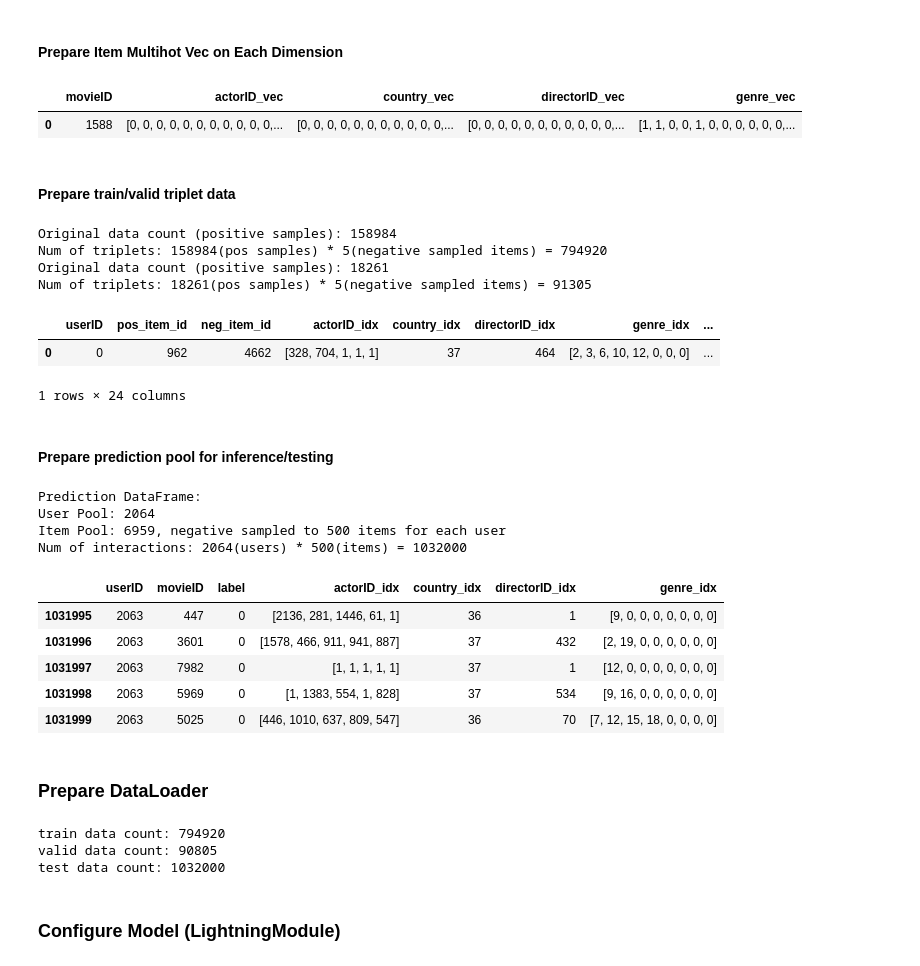
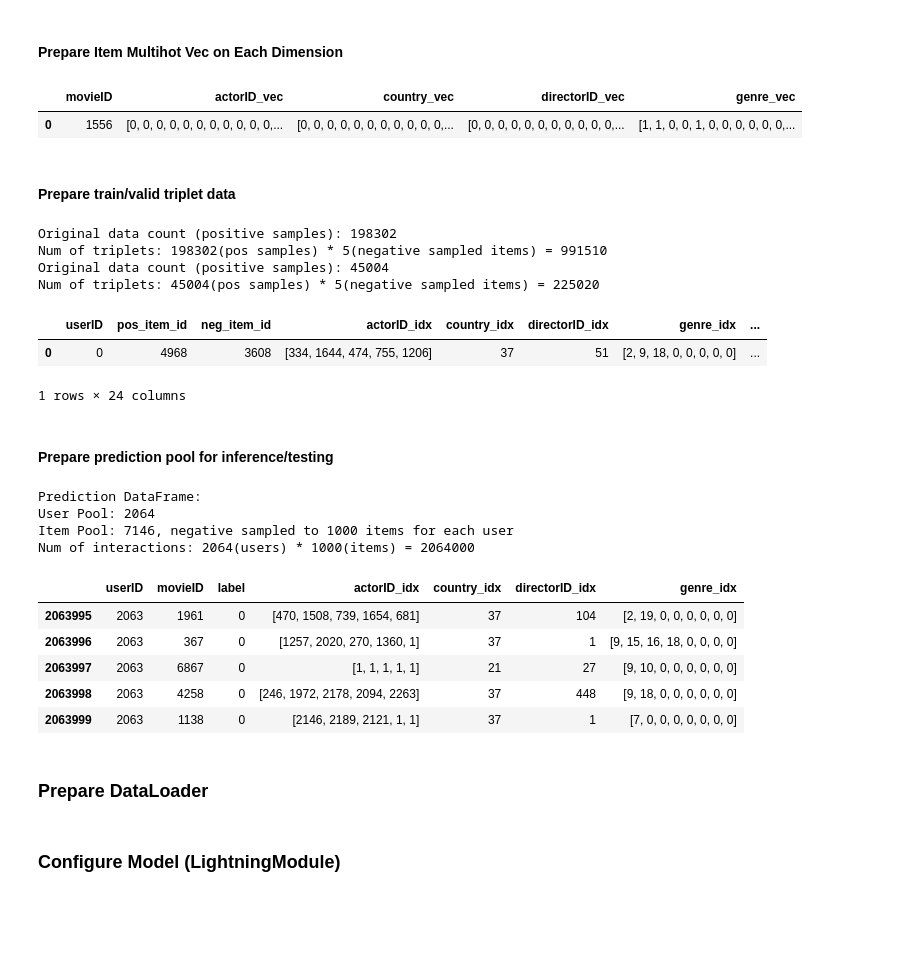
Before and after one commit to jeffery5bai/DPRecSys, a Jupyter notebook: experiments/rerank_exp.ipynb, the cells around one changed output. Saved outputs shown, nothing was run; the diff lists cells and outputs as text; code cells hidden in the pictures; blank space fills up the shorter version.

```diff
--- a/experiments/rerank_exp.ipynb
+++ b/experiments/rerank_exp.ipynb
@@ -33,6 +33,7 @@ torch set to use deterministic algorithms
 interaction_df = data_preprocessor.load_and_process_df(
     file_dir=MOVIELENS_DATA_DIR,
     year_range=(2006, 2008),
+    rating_threshold=3.5,
 )
 interaction_df.head()
 # %% [output]
@@ -88,9 +89,9 @@ done!
 train_df, valid_df, test_df = experiment_data_preprocessor.stratified_time_split(
     interaction_info_df,
     time_col="timestamp",
-    train_ratio=0.75,
-    val_ratio=0.1,
-    test_ratio=0.15,
+    train_ratio=0.64,
+    val_ratio=0.16,
+    test_ratio=0.20,
 )
 
 TRAIN_NUM_USERS = len(train_df["userID"].unique())
@@ -185,7 +186,7 @@ item_vec_df = evaluator.get_item_feature_multihot_vec(encoded_train_df, feature_
 item_vec_df.head(1)
 # %% [output]
 |  | movieID | actorID_vec | country_vec | directorID_vec | genre_vec |
-| 0 | 1588 | [0, 0, 0, 0, 0, 0, 0, 0, 0, 0, 0,... | [0, 0, 0, 0, 0, 0, 0, 0, 0, 0, 0,... | [0, 0, 0, 0, 0, 0, 0, 0, 0, 0, 0,... | [1, 1, 0, 0, 1, 0, 0, 0, 0, 0, 0,... |
+| 0 | 1556 | [0, 0, 0, 0, 0, 0, 0, 0, 0, 0, 0,... | [0, 0, 0, 0, 0, 0, 0, 0, 0, 0, 0,... | [0, 0, 0, 0, 0, 0, 0, 0, 0, 0, 0,... | [1, 1, 0, 0, 1, 0, 0, 0, 0, 0, 0,... |
 # %% [markdown]
 #### Prepare train/valid triplet data
 # %%
@@ -199,30 +200,30 @@ valid_triplet_with_dps_df = valid_triplet_df.merge(user_dps_df, on="userID", how
 valid_triplet_with_dps_df = valid_triplet_with_dps_df.merge(item_vec_df, left_on="pos_item_id", right_on="movieID", how="inner")
 valid_triplet_with_dps_df.head(1)
 # %% [output]
-Original data count (positive samples): 158984
-Num of triplets: 158984(pos samples) * 5(negative sampled items) = 794920
-Original data count (positive samples): 18261
-Num of triplets: 18261(pos samples) * 5(negative sampled items) = 91305
+Original data count (positive samples): 198302
+Num of triplets: 198302(pos samples) * 5(negative sampled items) = 991510
+Original data count (positive samples): 45004
+Num of triplets: 45004(pos samples) * 5(negative sampled items) = 225020
 |  | userID | pos_item_id | neg_item_id | actorID_idx | country_idx | directorID_idx | genre_idx | ... |
-| 0 | 0 | 962 | 4662 | [328, 704, 1, 1, 1] | 37 | 464 | [2, 3, 6, 10, 12, 0, 0, 0] | ... |
+| 0 | 0 | 4968 | 3608 | [334, 1644, 474, 755, 1206] | 37 | 51 | [2, 9, 18, 0, 0, 0, 0, 0] | ... |
 1 rows × 24 columns
 # %% [markdown]
 #### Prepare prediction pool for inference/testing
 # %%
 # NOTE: Prepare prediction pool to evaluate the model
-prediction_pool_df = experiment_data_preprocessor.prepare_prediction_df(encoded_test_df, K=500)
+prediction_pool_df = experiment_data_preprocessor.prepare_prediction_df(encoded_test_df, K=1000)
 prediction_pool_df.tail()
 # %% [output]
 Prediction DataFrame:
 User Pool: 2064
-Item Pool: 6959, negative sampled to 500 items for each user
-Num of interactions: 2064(users) * 500(items) = 1032000
+Item Pool: 7146, negative sampled to 1000 items for each user
+Num of interactions: 2064(users) * 1000(items) = 2064000
 |  | userID | movieID | label | actorID_idx | country_idx | directorID_idx | genre_idx |
-| 1031995 | 2063 | 447 | 0 | [2136, 281, 1446, 61, 1] | 36 | 1 | [9, 0, 0, 0, 0, 0, 0, 0] |
-| 1031996 | 2063 | 3601 | 0 | [1578, 466, 911, 941, 887] | 37 | 432 | [2, 19, 0, 0, 0, 0, 0, 0] |
-| 1031997 | 2063 | 7982 | 0 | [1, 1, 1, 1, 1] | 37 | 1 | [12, 0, 0, 0, 0, 0, 0, 0] |
-| 1031998 | 2063 | 5969 | 0 | [1, 1383, 554, 1, 828] | 37 | 534 | [9, 16, 0, 0, 0, 0, 0, 0] |
-| 1031999 | 2063 | 5025 | 0 | [446, 1010, 637, 809, 547] | 36 | 70 | [7, 12, 15, 18, 0, 0, 0, 0] |
+| 2063995 | 2063 | 1961 | 0 | [470, 1508, 739, 1654, 681] | 37 | 104 | [2, 19, 0, 0, 0, 0, 0, 0] |
+| 2063996 | 2063 | 367 | 0 | [1257, 2020, 270, 1360, 1] | 37 | 1 | [9, 15, 16, 18, 0, 0, 0, 0] |
+| 2063997 | 2063 | 6867 | 0 | [1, 1, 1, 1, 1] | 21 | 27 | [9, 10, 0, 0, 0, 0, 0, 0] |
+| 2063998 | 2063 | 4258 | 0 | [246, 1972, 2178, 2094, 2263] | 37 | 448 | [9, 18, 0, 0, 0, 0, 0, 0] |
+| 2063999 | 2063 | 1138 | 0 | [2146, 2189, 2121, 1, 1] | 37 | 1 | [7, 0, 0, 0, 0, 0, 0, 0] |
 # %% [markdown]
 ### Prepare DataLoader
 # %%
@@ -254,10 +255,6 @@ print("test data count:", len(test_dataset))
 train_loader = DataLoader(train_dataset, batch_size=BATCH_SIZE, shuffle=True, worker_init_fn=seed_worker, generator=g, num_workers=4)
 valid_loader = DataLoader(valid_dataset, batch_size=BATCH_SIZE)
 test_loader = DataLoader(test_dataset, batch_size=BATCH_SIZE)
-# %% [output]
-train data count: 794920
-valid data count: 90805
-test data count: 1032000
 # %% [markdown]
 ### Configure Model (LightningModule)
 # %%
```
Also changed, not shown: parts of 16 cells of this notebook, 2 other files.
